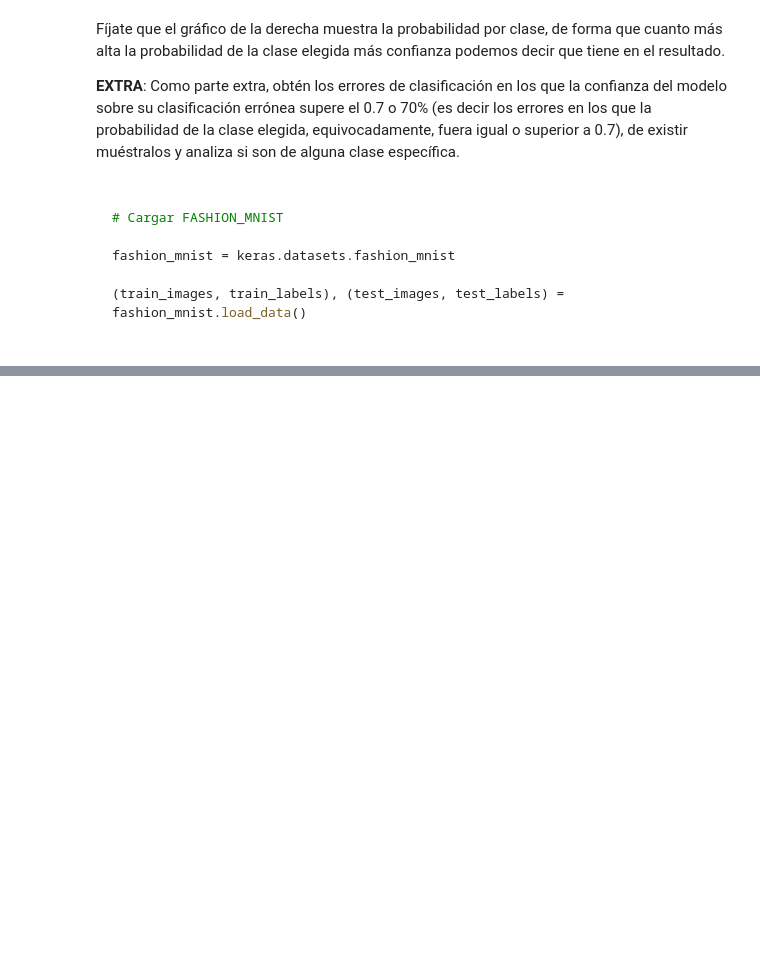
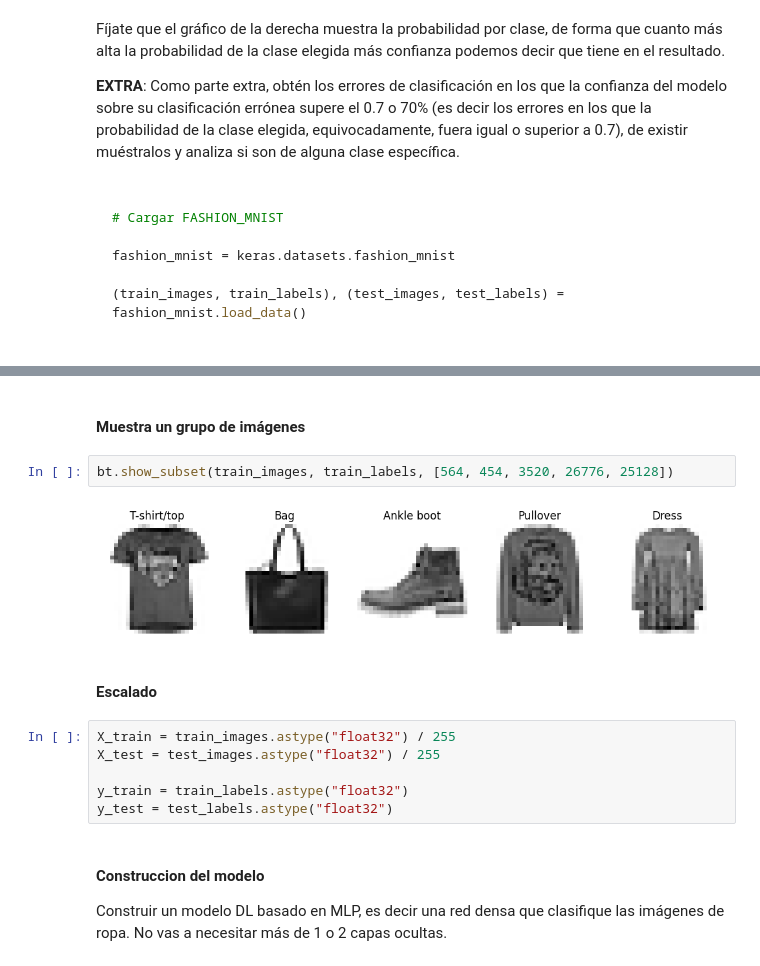
Before and after one commit to LupeVillegas/ONLINE_DS_THEBRIDGE_basic, a Jupyter notebook: Sprint_15/Unidad_02/18_Practica_Obligatoria_Introduccion_Keras.ipynb, the cells around one changed output, grey strips where cells are left out. Saved outputs shown, nothing was run; the diff lists cells and outputs as text; blank space fills up the shorter version.

```diff
--- a/Sprint_15/Unidad_02/18_Practica_Obligatoria_Introduccion_Keras.ipynb
+++ b/Sprint_15/Unidad_02/18_Practica_Obligatoria_Introduccion_Keras.ipynb
@@ -109,0 +133,18 @@ fashion_mnist = keras.datasets.fashion_mnist
+# %% [markdown]
+#### Muestra un grupo de imágenes
+# %%
+bt.show_subset(train_images, train_labels, [564, 454, 3520, 26776, 25128])
+# %% [output]
+[figure, added]
+# %% [markdown]
+#### Escalado
+# %%
+X_train = train_images.astype("float32") / 255
+X_test = test_images.astype("float32") / 255
+
+y_train = train_labels.astype("float32")
+y_test = test_labels.astype("float32")
+# %% [markdown]
+#### Construccion del modelo
+
+Construir un modelo DL basado en MLP, es decir una red densa que clasifique las imágenes de ropa. No vas a necesitar más de 1 o 2 capas ocultas.
```
Also changed, not shown: parts of 25 cells of this notebook, 1 other file.
